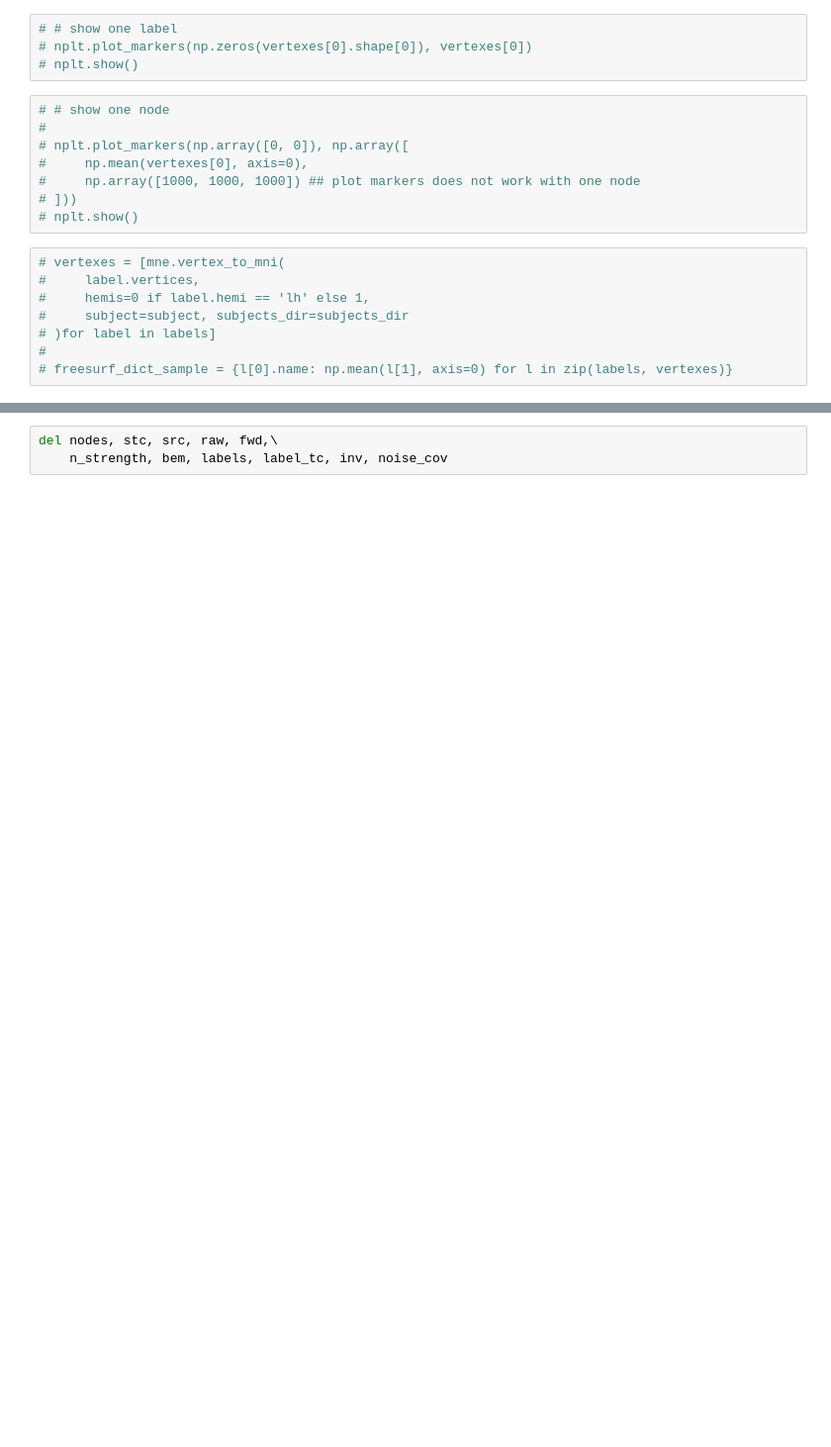
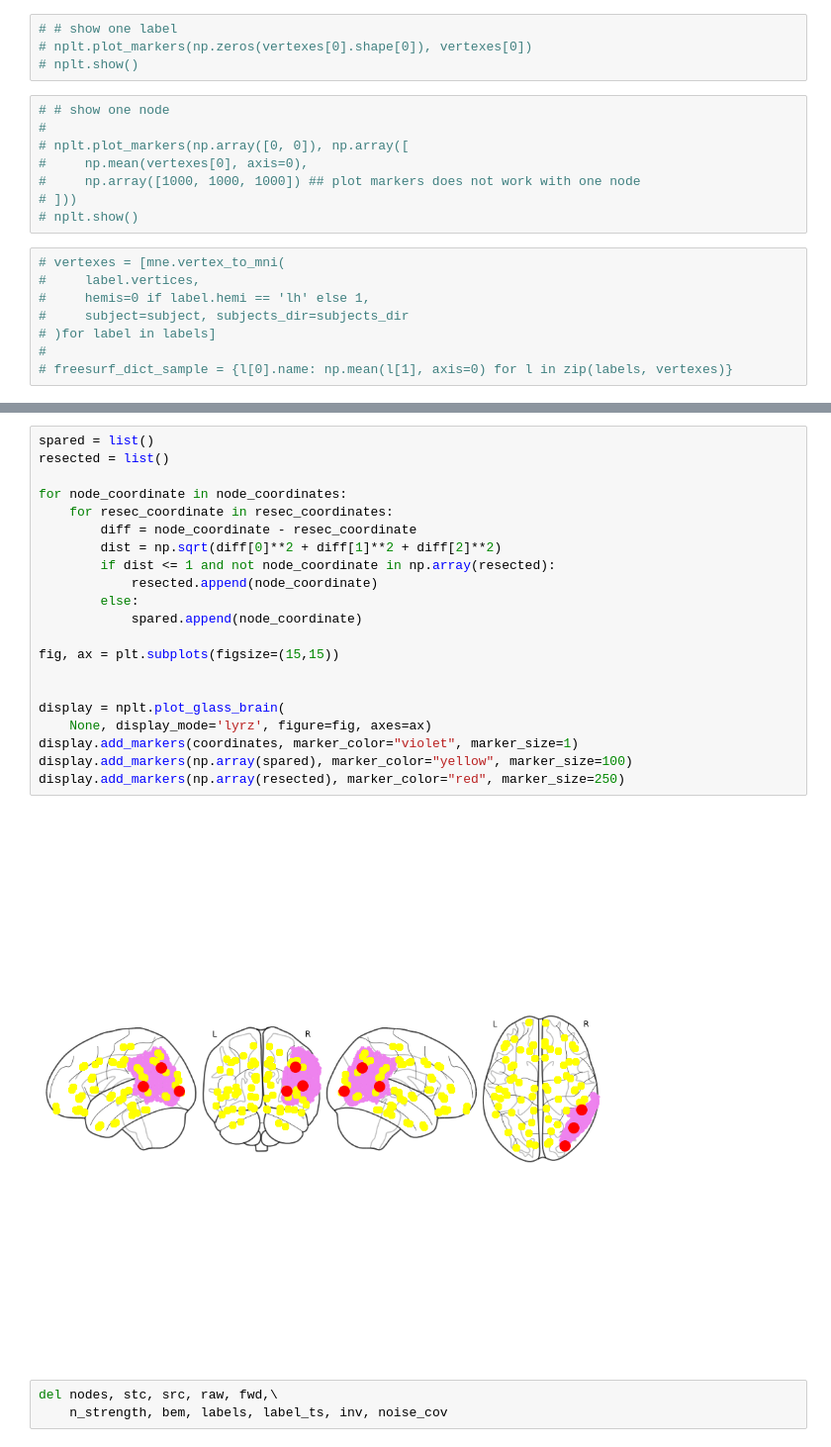
Before and after one commit to 1101AlexZab1011/NodesEstimation, a Jupyter notebook: pipeline.ipynb, the cells around one changed output, grey strips where cells are left out. Shown: that part at 99% size. Saved outputs shown, nothing was run; the diff lists cells and outputs as text; blank space fills up the shorter version.

```diff
--- a/pipeline.ipynb
+++ b/pipeline.ipynb
@@ -725,3 +833,26 @@ else:
+# %%
+spared = list()
+resected = list()
+
+for node_coordinate in node_coordinates:
+    for resec_coordinate in resec_coordinates:
+        diff = node_coordinate - resec_coordinate
+        dist = np.sqrt(diff[0]**2 + diff[1]**2 + diff[2]**2)
+        if dist <= 1 and not node_coordinate in np.array(resected):
+            resected.append(node_coordinate)
+        else:
+            spared.append(node_coordinate)
+
+fig, ax = plt.subplots(figsize=(15,15))
+
+
+display = nplt.plot_glass_brain(
+    None, display_mode='lyrz', figure=fig, axes=ax)
+display.add_markers(coordinates, marker_color="violet", marker_size=1)
+display.add_markers(np.array(spared), marker_color="yellow", marker_size=100)
+display.add_markers(np.array(resected), marker_color="red", marker_size=250)
+# %% [output]
+[figure, added]
 # %%
 del nodes, stc, src, raw, fwd,\
-    n_strength, bem, labels, label_tc, inv, noise_cov
+    n_strength, bem, labels, label_ts, inv, noise_cov
```
Also changed, not shown: parts of 22 cells of this notebook.
